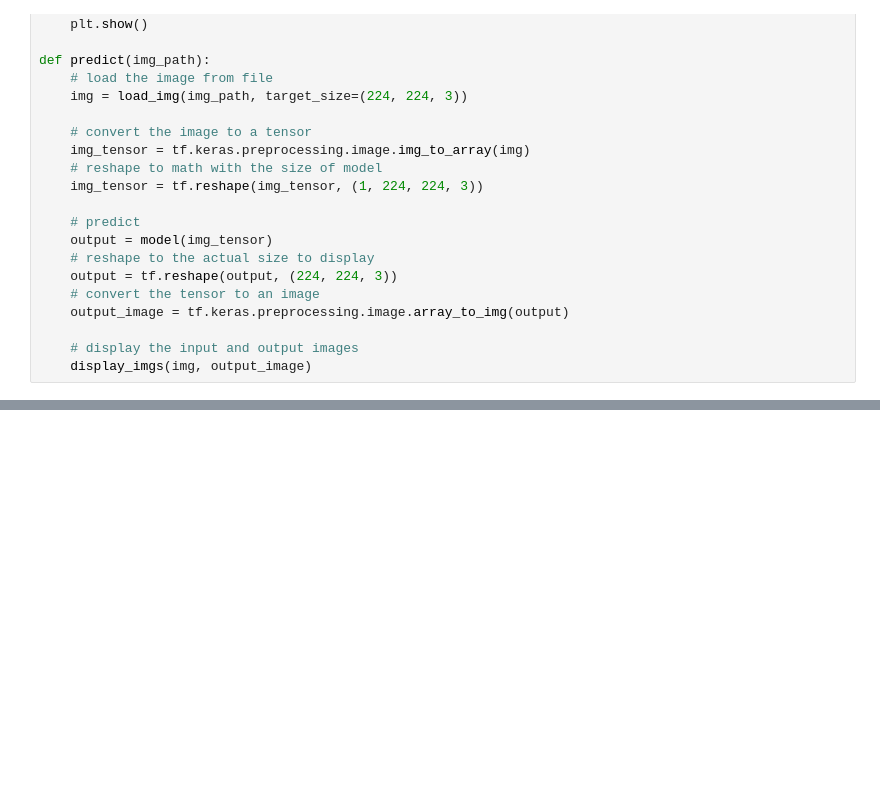
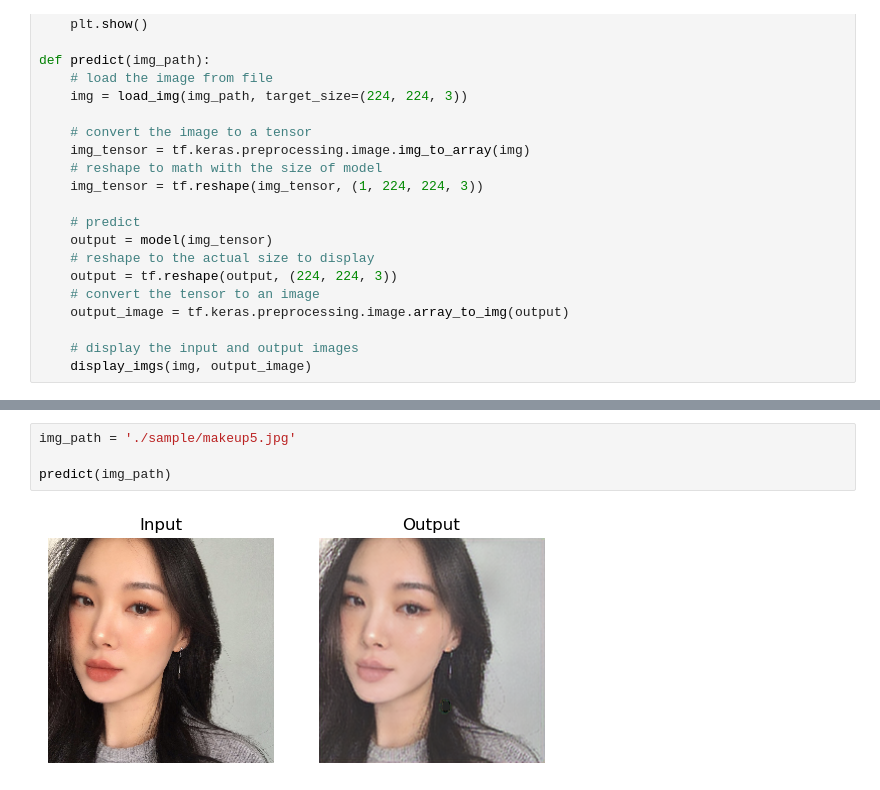
Before and after one commit to bmd1905/De-makeup, a Jupyter notebook: predict.ipynb, the cells around one changed output, grey strips where cells are left out. Drawn from its saved outputs; the diff is of its cells as text; blank space fills up the shorter version.

```diff
--- a/predict.ipynb
+++ b/predict.ipynb
@@ -62,0 +85,6 @@ predict(img_path)
+# %%
+img_path = './sample/makeup5.jpg'
+
+predict(img_path)
+# %% [output]
+[figure, added]
```
Also changed, not shown: parts of 8 cells of this notebook, 21 other files.
